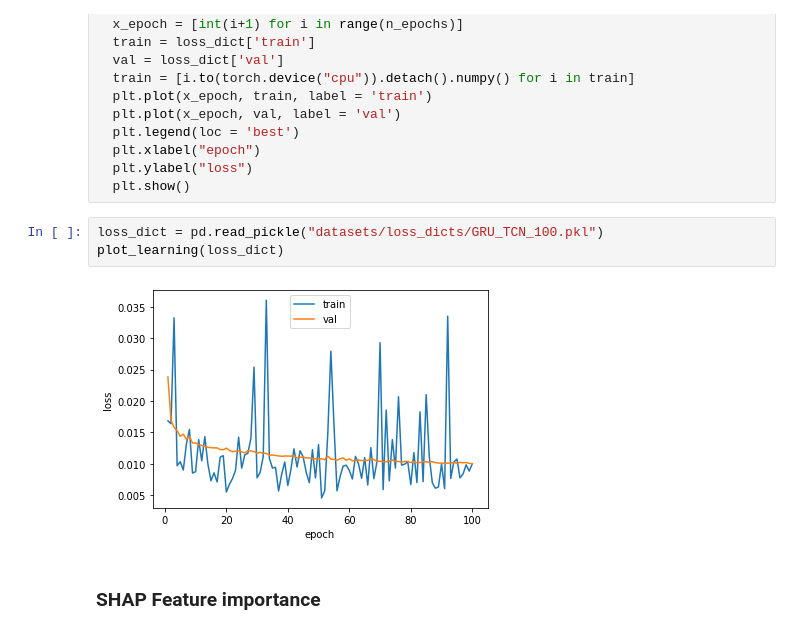
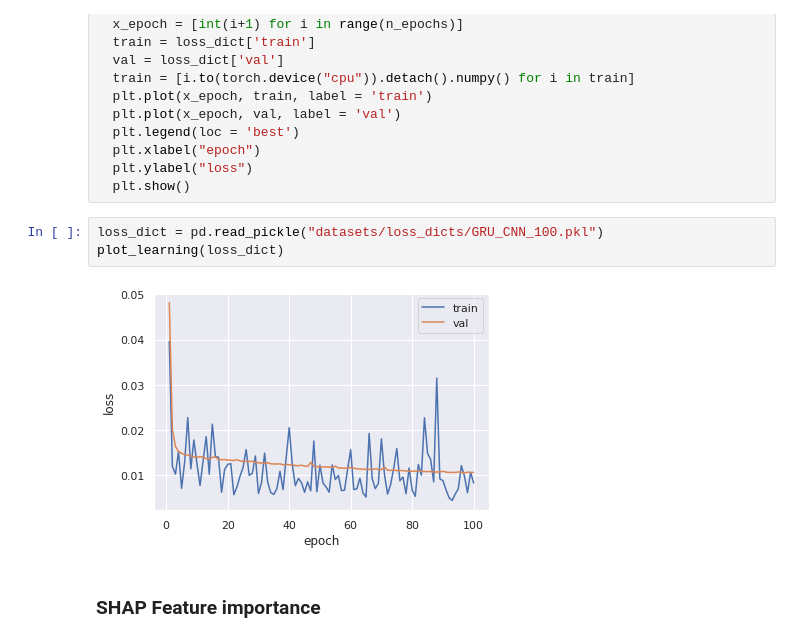
Before and after one commit to EvelynQIN/cyclone-intensity-prediction-2022, a Jupyter notebook: conda_env_init.ipynb, the cells around one changed output. Saved outputs shown, nothing was run; the diff lists cells and outputs as text.

```diff
--- a/conda_env_init.ipynb
+++ b/conda_env_init.ipynb
@@ -192,10 +283,10 @@ def plot_learning(loss_dict):
   plt.ylabel("loss")
   plt.show()
 # %%
-loss_dict = pd.read_pickle("datasets/loss_dicts/GRU_TCN_100.pkl")
+loss_dict = pd.read_pickle("datasets/loss_dicts/GRU_CNN_100.pkl")
 plot_learning(loss_dict)
 # %% [output]
-[figure, old version]
+[figure, new version]
 # %% [markdown]
 ### SHAP Feature importance
 # %%
```
Also changed, not shown: parts of 11 cells of this notebook, 7 other files.
